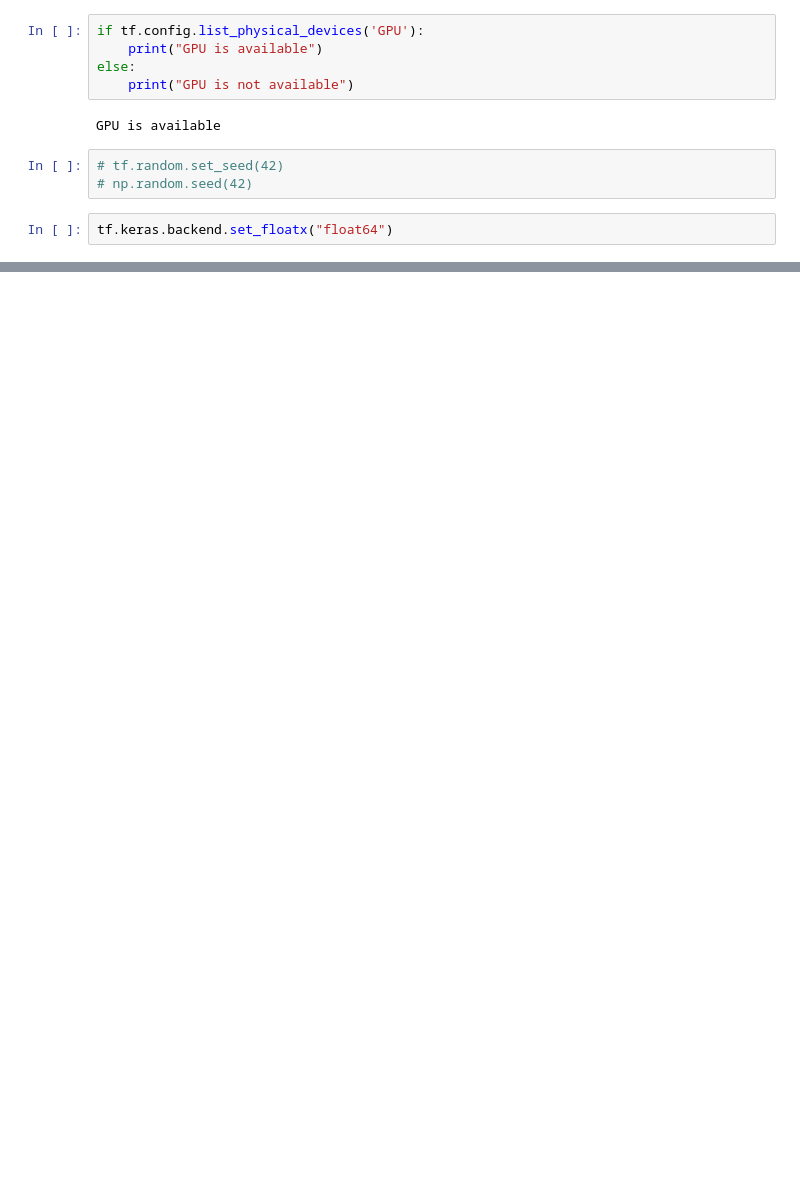
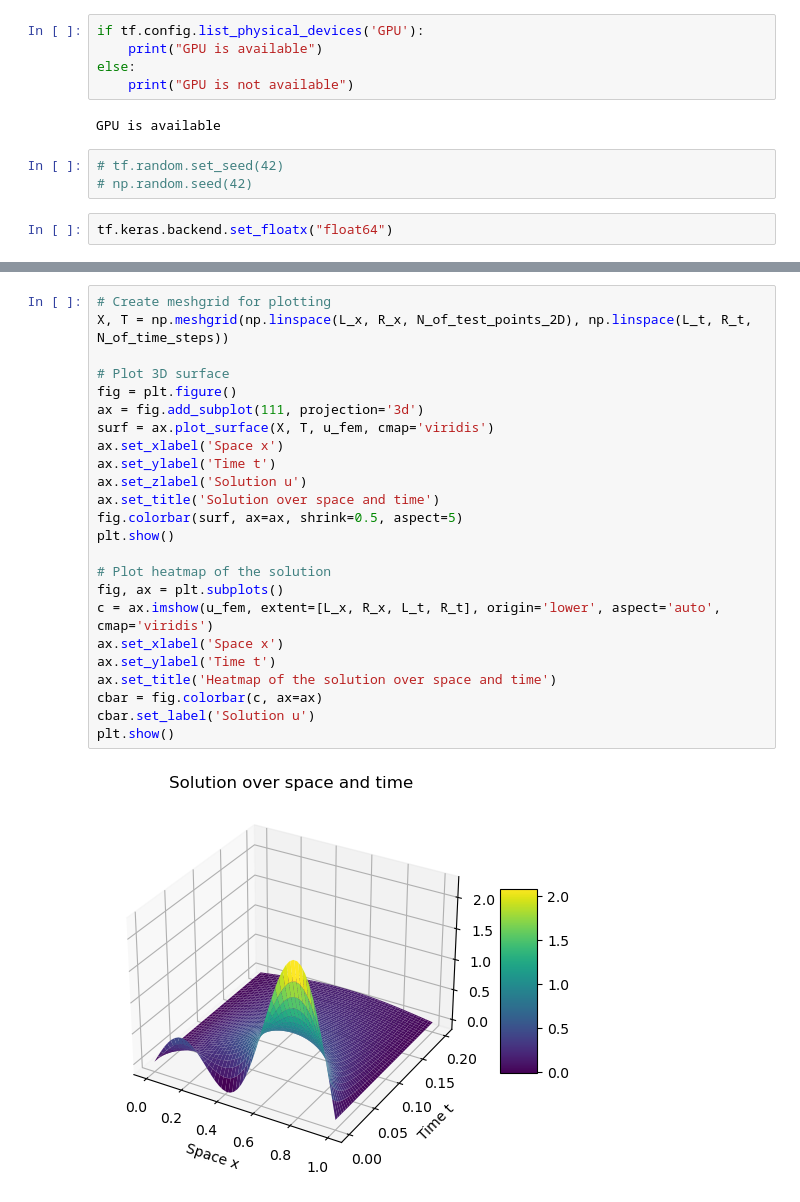
Before and after one commit to 0verflowed-stack/PINN, a Jupyter notebook: HeatEquation/tensorflow/1DNonStationaryHeatEquation.ipynb, the cells around one changed output, grey strips where cells are left out. Cells and saved outputs as stored; diff of their text form; blank space fills up the shorter version.

```diff
--- a/HeatEquation/tensorflow/1DNonStationaryHeatEquation.ipynb
+++ b/HeatEquation/tensorflow/1DNonStationaryHeatEquation.ipynb
@@ -457,0 +384,26 @@ Relative error (FEM and Exact): 6.08%
+# %%
+# Create meshgrid for plotting
+X, T = np.meshgrid(np.linspace(L_x, R_x, N_of_test_points_2D), np.linspace(L_t, R_t, N_of_time_steps))
+
+# Plot 3D surface
+fig = plt.figure()
+ax = fig.add_subplot(111, projection='3d')
+surf = ax.plot_surface(X, T, u_fem, cmap='viridis')
+ax.set_xlabel('Space x')
+ax.set_ylabel('Time t')
+ax.set_zlabel('Solution u')
+ax.set_title('Solution over space and time')
+fig.colorbar(surf, ax=ax, shrink=0.5, aspect=5)
+plt.show()
+
+# Plot heatmap of the solution
+fig, ax = plt.subplots()
+c = ax.imshow(u_fem, extent=[L_x, R_x, L_t, R_t], origin='lower', aspect='auto', cmap='viridis')
+ax.set_xlabel('Space x')
+ax.set_ylabel('Time t')
+ax.set_title('Heatmap of the solution over space and time')
+cbar = fig.colorbar(c, ax=ax)
+cbar.set_label('Solution u')
+plt.show()
+# %% [output]
+[figure, added]
```
Also changed, not shown: parts of 43 cells of this notebook, 8 other files.
